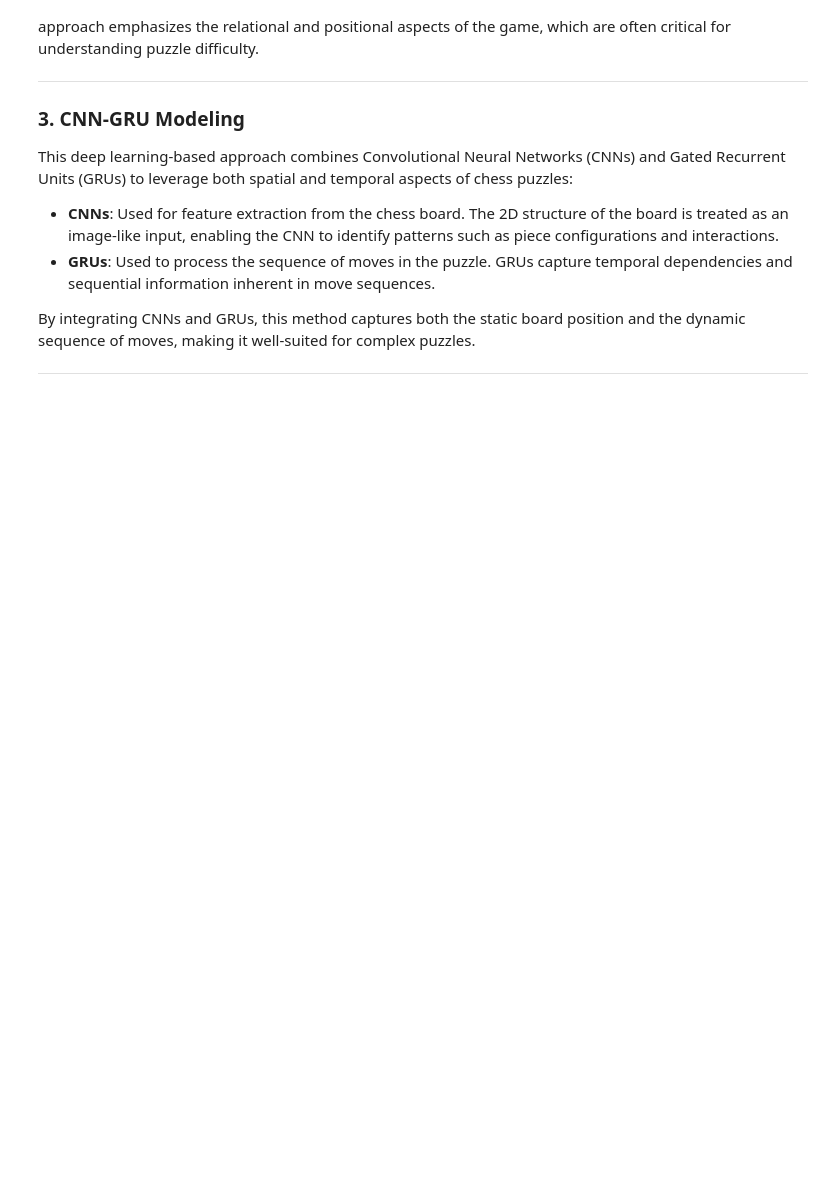
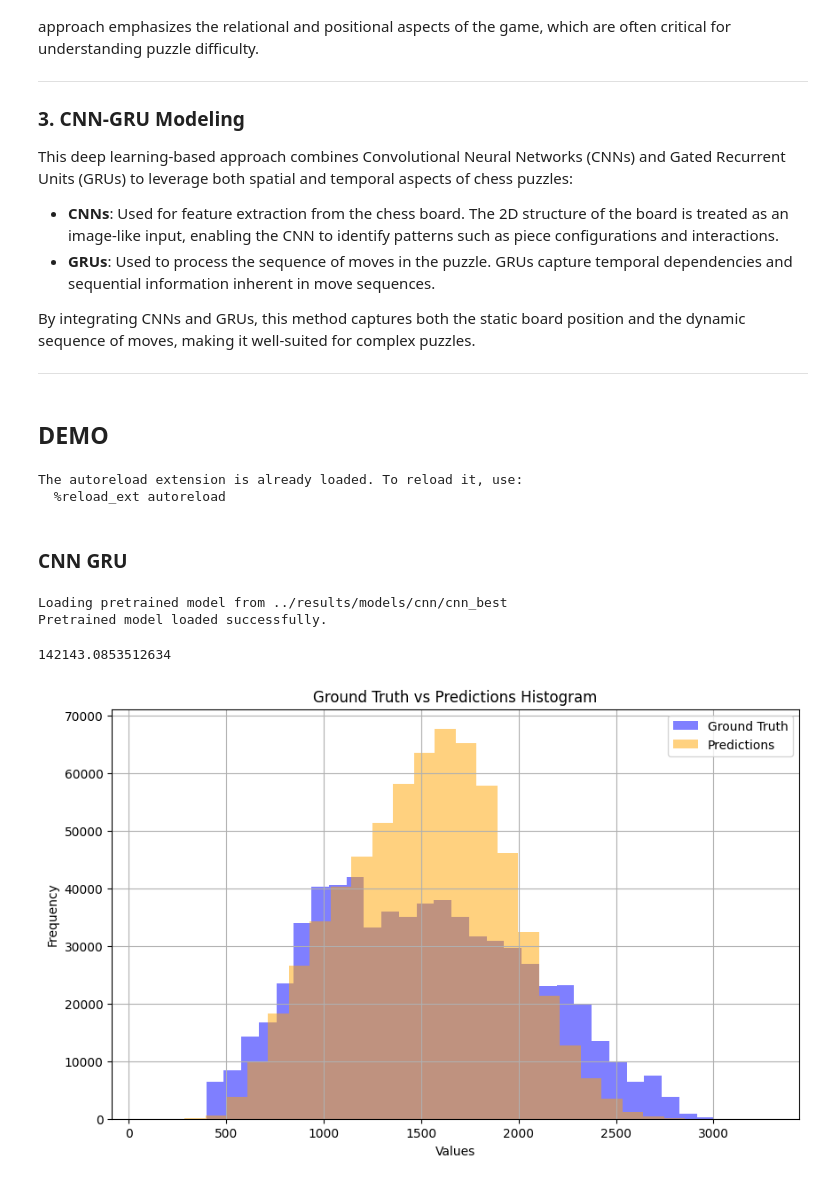
Before and after one commit to SeyyidOS/CPRE, a Jupyter notebook: notebooks/demo.ipynb, the cells around one changed output. Drawn from its saved outputs; the diff is of its cells as text; code cells hidden in the pictures; blank space fills up the shorter version.

Commit message:
Demo notebook added

```diff
--- a/notebooks/demo.ipynb
+++ b/notebooks/demo.ipynb
@@ -135,3 +135,55 @@ This deep learning-based approach combines Convolutional Neural Networks (CNNs)
 By integrating CNNs and GRUs, this method captures both the static board position and the dynamic sequence of moves, making it well-suited for complex puzzles.
 
 ---
+# %% [markdown]
+## DEMO
+# %%
+%load_ext autoreload
+%autoreload 2
+
+import sys
+sys.path.append("..")
+
+from tqdm import tqdm
+import pandas as pd
+import numpy as np
+import chess
+import os
+
+tqdm.pandas()
+# %% [output]
+The autoreload extension is already loaded. To reload it, use:
+  %reload_ext autoreload
+# %% [markdown]
+### CNN GRU
+# %%
+# Import neccessary files
+from src.lib.models.nn_learner import ChessPuzzleRatingModel, NNLearner
+from torch.utils.data import DataLoader, TensorDataset
+from src.lib.train_helper import stratified_split
+from src.lib.nn_dataset import ChessPuzzleDataset
+import torch
+
+df = pd.read_csv('../data/filtered/filtered_df.csv')
+
+X_train, y_train, X_val, y_val, X_test, y_test = stratified_split(df)
+
+X_test["Rating"] = y_test.values
+test_dataset = ChessPuzzleDataset(X_test, add_empty_channel=True)
+test_loader = DataLoader(test_dataset, batch_size=1024, shuffle=True)
+
+cnn_gru_model = ChessPuzzleRatingModel()
+pretrained_path = "../results/models/cnn/cnn_best"
+if os.path.exists(pretrained_path):
+    print(f"Loading pretrained model from {pretrained_path}")
+    cnn_gru_model.load_state_dict(torch.load(pretrained_path))
+    print("Pretrained model loaded successfully.")
+
+learner_nn = NNLearner(cnn_gru_model, dataset_class=ChessPuzzleDataset)
+learner_nn._evaluate(test_loader)
+learner_nn.plot_predictions_histogram()
+# %% [output]
+Loading pretrained model from ../results/models/cnn/cnn_best
+Pretrained model loaded successfully.
+142143.0853512634
+[figure, added]
```
Also changed, not shown: parts of 5 cells of this notebook.
